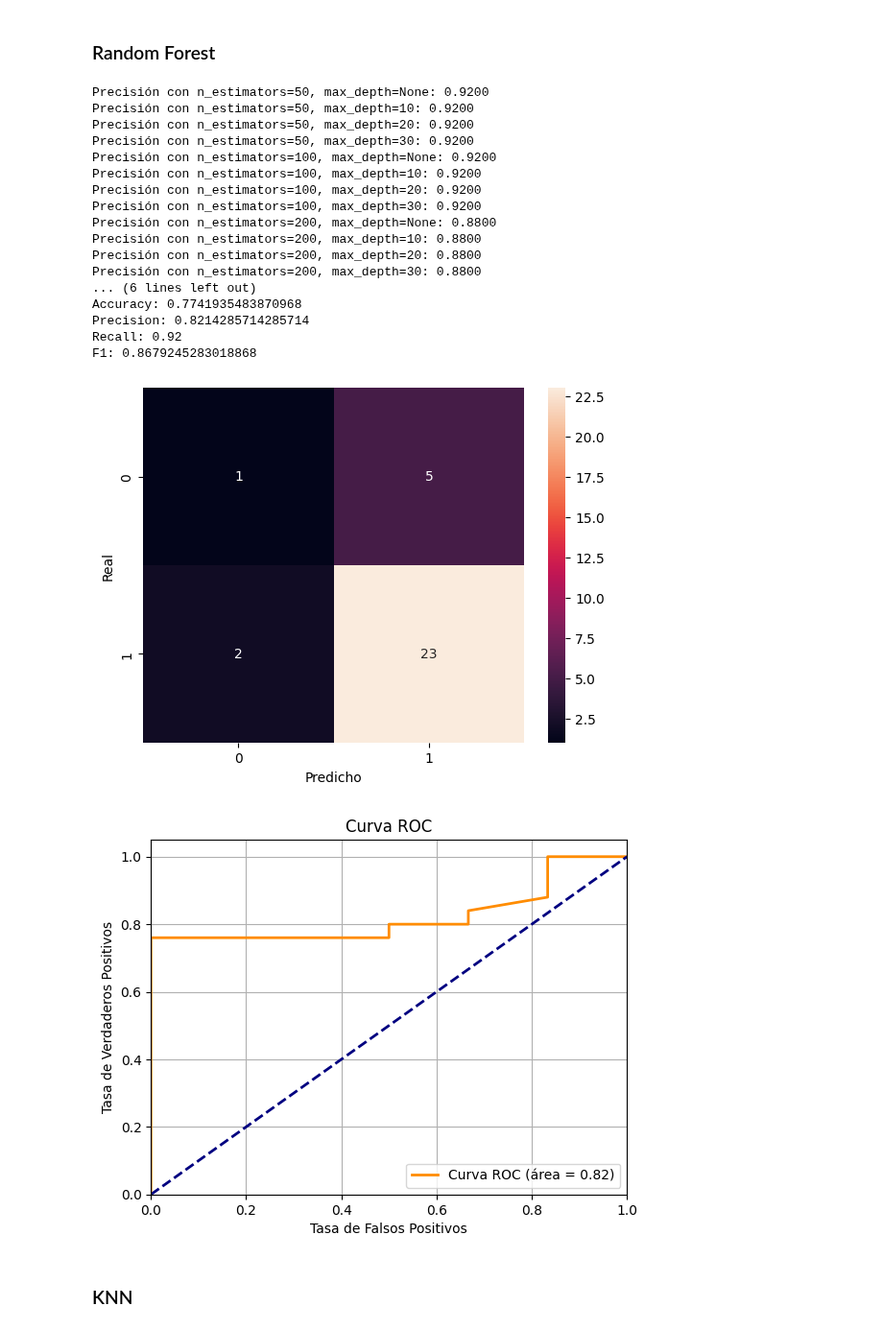
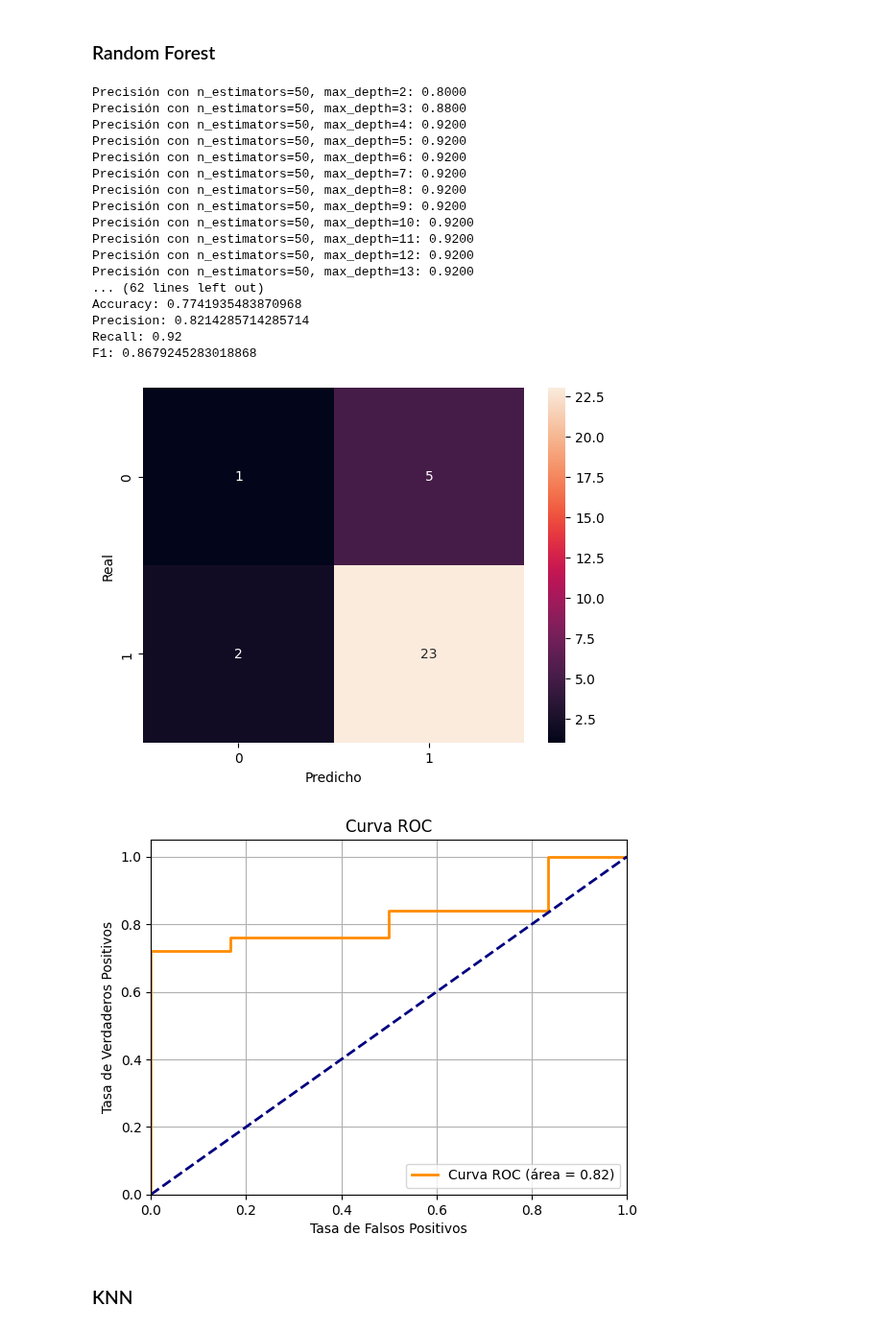
Before and after one commit to phobbins/AnalisisDatos, a Jupyter notebook: Proyecto/Hepatitis_Predict.ipynb, the cells around one changed output. Shown at 96% size. Cells and saved outputs as stored; diff of their text form; code cells hidden in the pictures.

```diff
--- a/Proyecto/Hepatitis_Predict.ipynb
+++ b/Proyecto/Hepatitis_Predict.ipynb
@@ -1203,7 +1203,10 @@ F1: 0.8163265306122449
 # %%
 # Rango de valores para n_estimators y max_depth
 n_estimators_values = [50, 100, 200, 300]
-max_depth_values = [None, 10, 20, 30]
+max_depth_values = [None, 10, 15, 19]
+list_depth = [i for i in range(2,20)]
+
+
 
 best_n_estimators = None
 best_max_depth = None
@@ -1211,7 +1214,7 @@ best_accuracy = 0
 
 # Búsqueda de hiperparámetros
 for n_estimators in n_estimators_values:
-    for max_depth in max_depth_values:
+    for max_depth in list_depth:
         model = RandomForestClassifier(n_estimators=n_estimators, max_depth=max_depth, random_state=42)
         model.fit(X_train, y_train)
 
@@ -1236,46 +1239,46 @@ y_test_pred = final_model.predict(X_test)
 test_accuracy = accuracy_score(y_test, y_test_pred)
 print(f'Precisión en el conjunto de prueba: {test_accuracy:.4f}')
 obtener_metricas_evaluacion(y_test, y_test_pred)
 
 # Obtener probabilidades de predicción
 y_test_prob = final_model.predict_proba(X_test)[:, 1]
 
 # Calcular la curva ROC
 fpr, tpr, thresholds = roc_curve(y_test, y_test_prob)
 roc_auc = auc(fpr, tpr)
 
 # Imprimir la curva ROC
 plt.figure()
 plt.plot(fpr, tpr, color='darkorange', lw=2, label='Curva ROC (área = {:.2f})'.format(roc_auc))
 plt.plot([0, 1], [0, 1], color='navy', lw=2, linestyle='--')  # Línea diagonal
 plt.xlim([0.0, 1.0])
 plt.ylim([0.0, 1.05])
 plt.xlabel('Tasa de Falsos Positivos')
 plt.ylabel('Tasa de Verdaderos Positivos')
 plt.title('Curva ROC')
 plt.legend(loc='lower right')
 plt.grid()
 plt.show()
 # %% [output]
-Precisión con n_estimators=50, max_depth=None: 0.9200
+Precisión con n_estimators=50, max_depth=2: 0.8000
+Precisión con n_estimators=50, max_depth=3: 0.8800
+Precisión con n_estimators=50, max_depth=4: 0.9200
+Precisión con n_estimators=50, max_depth=5: 0.9200
+Precisión con n_estimators=50, max_depth=6: 0.9200
+Precisión con n_estimators=50, max_depth=7: 0.9200
+Precisión con n_estimators=50, max_depth=8: 0.9200
+Precisión con n_estimators=50, max_depth=9: 0.9200
 Precisión con n_estimators=50, max_depth=10: 0.9200
-Precisión con n_estimators=50, max_depth=20: 0.9200
-Precisión con n_estimators=50, max_depth=30: 0.9200
-Precisión con n_estimators=100, max_depth=None: 0.9200
-Precisión con n_estimators=100, max_depth=10: 0.9200
-Precisión con n_estimators=100, max_depth=20: 0.9200
-Precisión con n_estimators=100, max_depth=30: 0.9200
-Precisión con n_estimators=200, max_depth=None: 0.8800
-Precisión con n_estimators=200, max_depth=10: 0.8800
-Precisión con n_estimators=200, max_depth=20: 0.8800
-Precisión con n_estimators=200, max_depth=30: 0.8800
-... (6 lines left out)
+Precisión con n_estimators=50, max_depth=11: 0.9200
+Precisión con n_estimators=50, max_depth=12: 0.9200
+Precisión con n_estimators=50, max_depth=13: 0.9200
+... (62 lines left out)
 Accuracy: 0.7741935483870968
 Precision: 0.8214285714285714
 Recall: 0.92
 F1: 0.8679245283018868
 [figure]
-[figure, old version]
+[figure, new version]
 # %% [markdown]
 ### KNN
 # %% [markdown]
```
Also changed, not shown: parts of 1 cell of this notebook.
